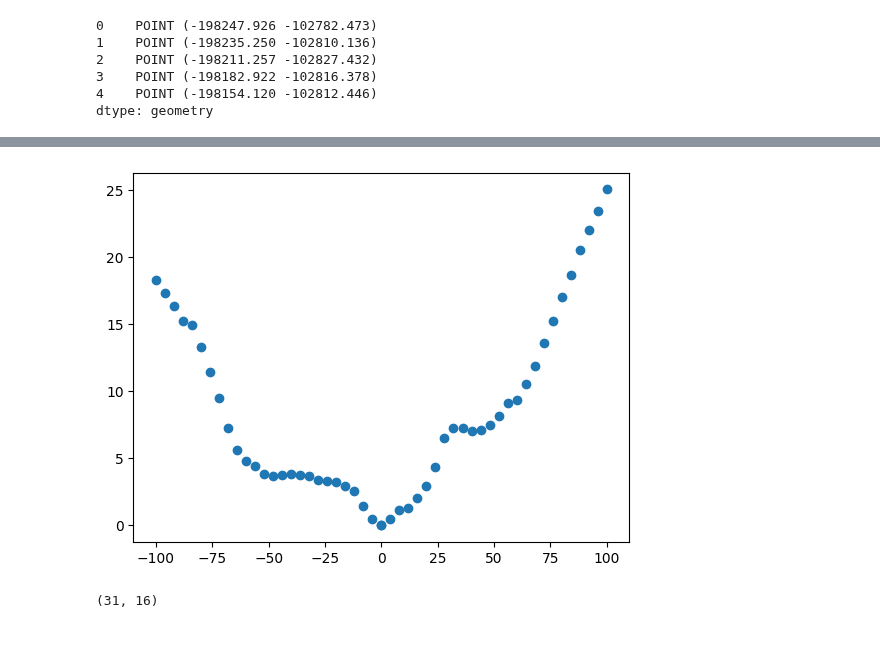
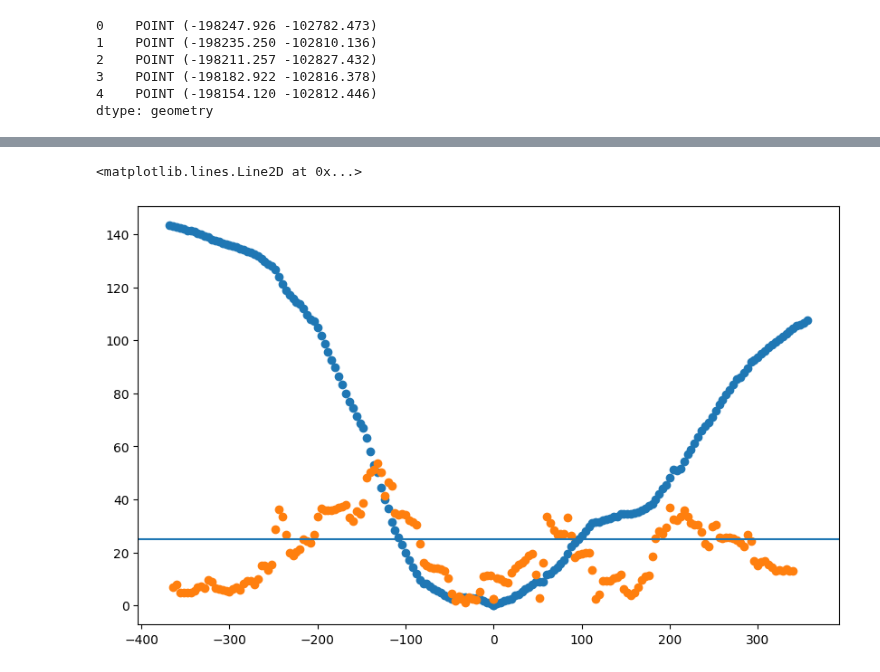
Before and after one commit to avkoehl/valleys, a Jupyter notebook: notebooks/valley_bottom_delineation.ipynb, the cells around one changed output, grey strips where cells are left out. Cells and saved outputs as stored; diff of their text form; code cells hidden in the pictures; blank space fills up the shorter version.

```diff
--- a/notebooks/valley_bottom_delineation.ipynb
+++ b/notebooks/valley_bottom_delineation.ipynb
@@ -97,27 +126,12 @@ df
-# %%
-# find break point
-def process_cross_section(cross_section_df):
-    # split into left and right
-    # remove null or -32768
-    # get index where slope > 20 degrees
-    # return inds
-#fig, axes = plt.subplots(21,1)
-
-for i in df['cross_section_index'].unique():
-    elevation = df.loc[df['cross_section_index'] == i]
-    elevation = elevation.loc[elevation['elevation'] > -1]
-
-
-
-    #axes[i].plot(elevation['elevation'])
-    if i == 8:
-        neg_slope_break = np.argmax((elevation['slope'] > 20) & (elevation['alpha'] < 0))
-        pos_slope_break = np.argmax((elevation['slope'] > 20) & (elevation['alpha'] > 0))
-        plt.scatter(elevation['alpha'], elevation['elevation'])
-        test = elevation
-# %% [output]
-[figure, removed]
-# %%
-pos_slope_break, neg_slope_break
-# %% [output]
-(31, 16)
+# %%
+i = 12
+
+fig, ax = plt.subplots(1,1, figsize=(10,6))
+df = points_df.loc[points_df['cross_section_index'] == i]
+df = df.loc[np.isfinite(df['elevation'])]
+ax.scatter(df['alpha'], df['elevation'])
+ax.scatter(df['alpha'], df['slope'])
+ax.axhline(y=25)
+# %% [output]
+<matplotlib.lines.Line2D at 0x...>
+[figure, added]
```
Also changed, not shown: parts of 14 cells of this notebook, 1 other file.
